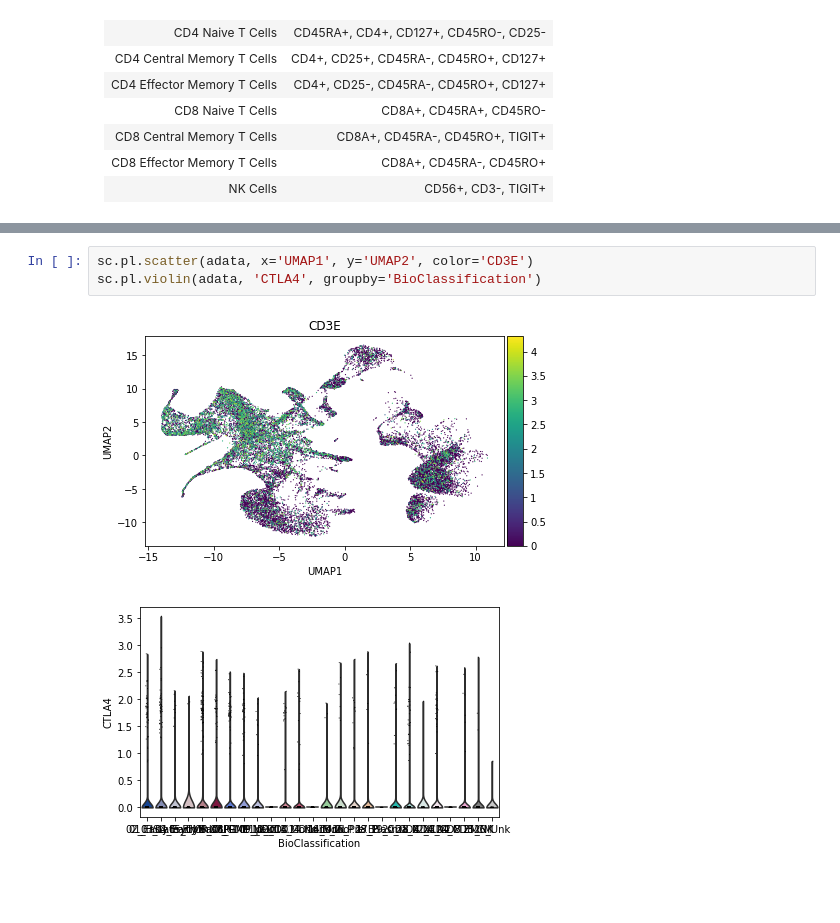
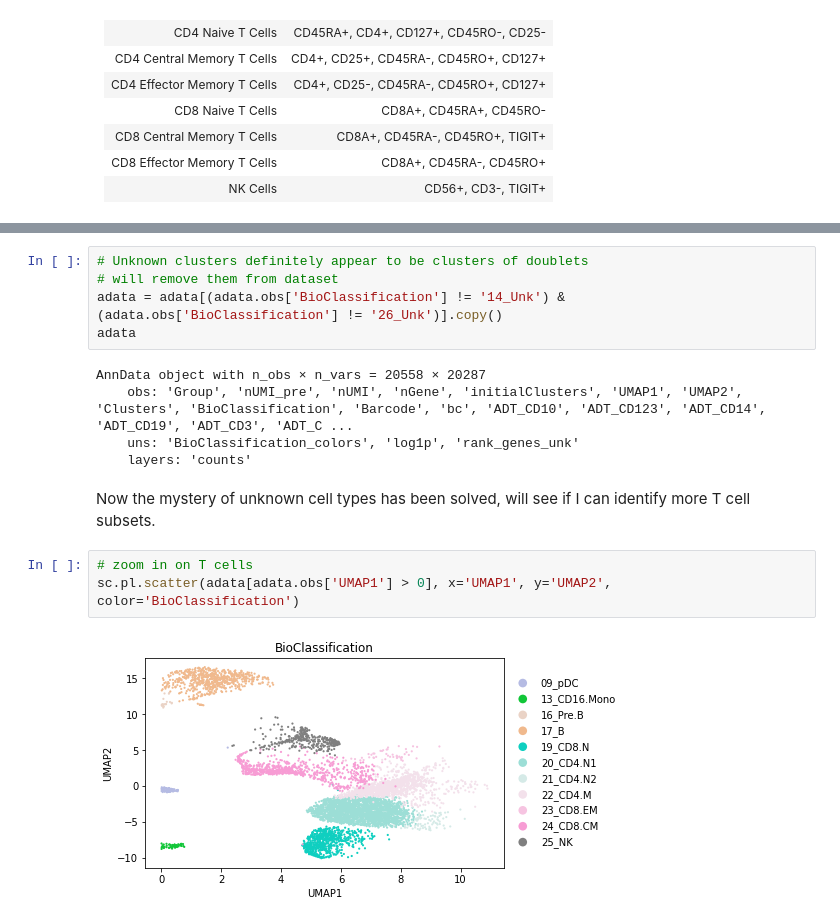
Before and after one commit to Sarah145/bone_marrow_analysis, a Jupyter notebook: notebooks/pre_processing_granja.ipynb, the cells around one changed output, grey strips where cells are left out. Drawn from its saved outputs; the diff is of its cells as text; blank space fills up the shorter version.

Commit message:
granja cell types

```diff
--- a/notebooks/pre_processing_granja.ipynb
+++ b/notebooks/pre_processing_granja.ipynb
@@ -181,6 +214,17 @@ sc.pl.rank_genes_groups(adata, key='rank_genes_unk', sharey=False)
+# %%
+# Unknown clusters definitely appear to be clusters of doublets
+# will remove them from dataset
+adata = adata[(adata.obs['BioClassification'] != '14_Unk') & (adata.obs['BioClassification'] != '26_Unk')].copy()
+adata
+# %% [output]
+AnnData object with n_obs × n_vars = 20558 × 20287
+    obs: 'Group', 'nUMI_pre', 'nUMI', 'nGene', 'initialClusters', 'UMAP1', 'UMAP2', 'Clusters', 'BioClassification', 'Barcode', 'bc', 'ADT_CD10', 'ADT_CD123', 'ADT_CD14', 'ADT_CD19', 'ADT_CD3', 'ADT_C ...
+    uns: 'BioClassification_colors', 'log1p', 'rank_genes_unk'
+    layers: 'counts'
+# %% [markdown]
+Now the mystery of unknown cell types has been solved, will see if I can identify more T cell subsets.
 # %%
-sc.pl.scatter(adata, x='UMAP1', y='UMAP2', color='CD3E')
-sc.pl.violin(adata, 'CTLA4', groupby='BioClassification')
+# zoom in on T cells
+sc.pl.scatter(adata[adata.obs['UMAP1'] > 0], x='UMAP1', y='UMAP2', color='BioClassification')
 # %% [output]
-[figure, old version]
+[figure, new version]
-[figure, removed]
```
Also changed, not shown: parts of 20 cells of this notebook, 1 other file.
